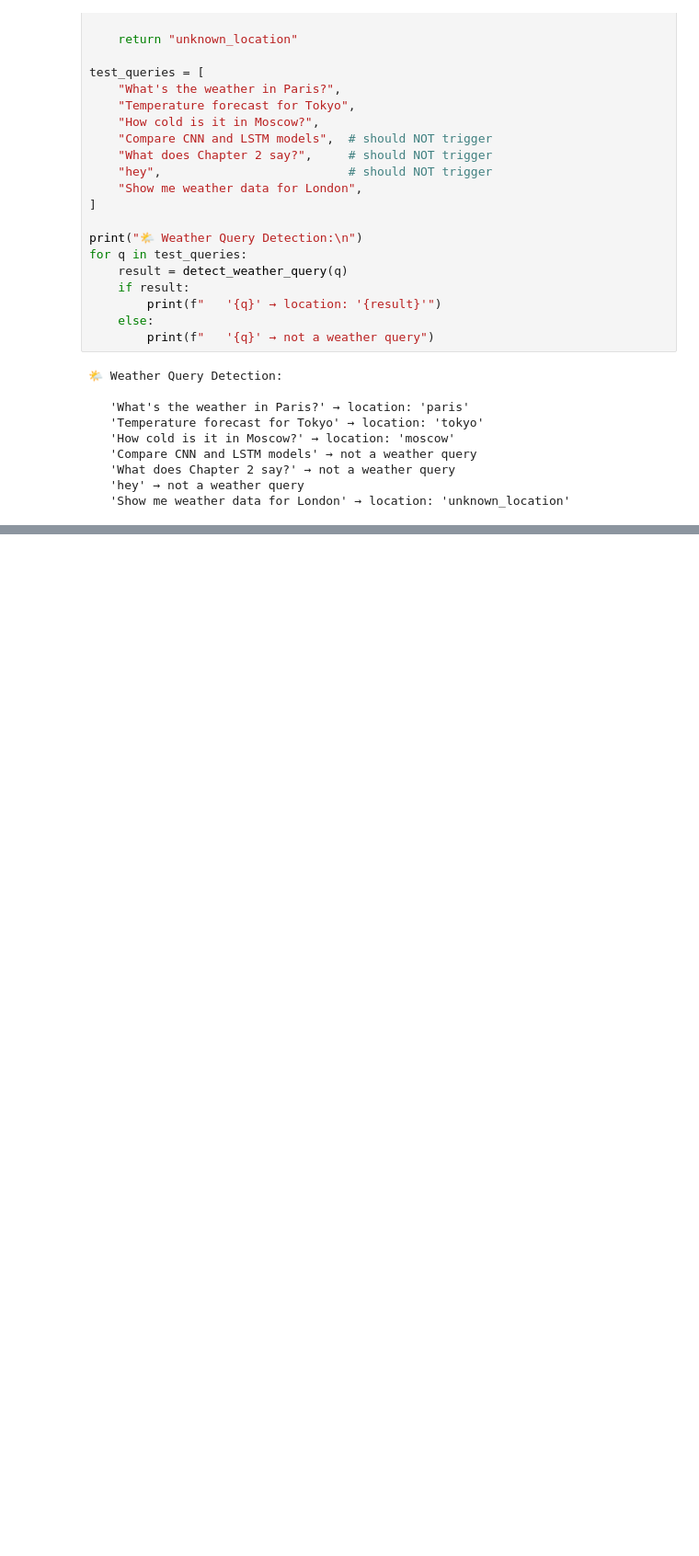
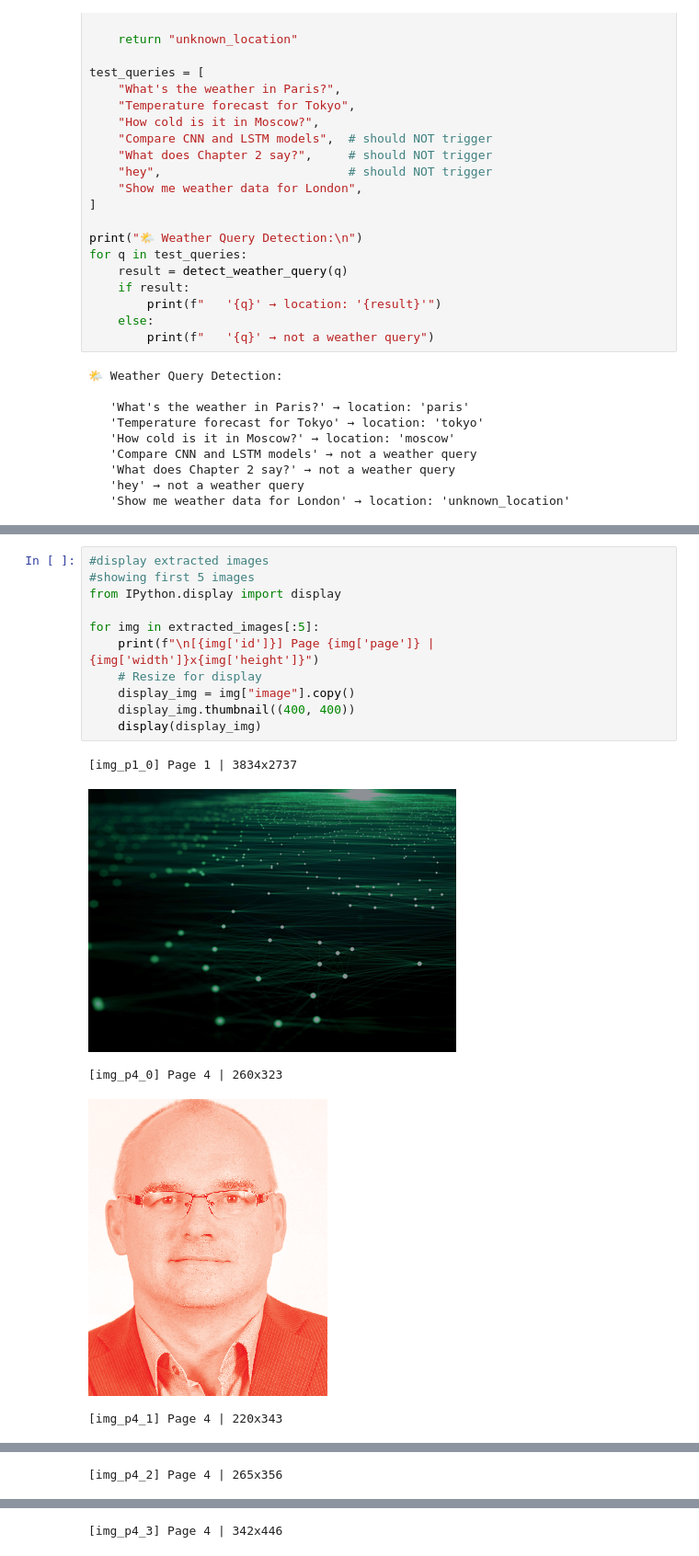
Before and after one commit to Nihal7778/Agentic-AI-RAG-chatbot, a Jupyter notebook: research/trials.ipynb, the cells around one changed output, grey strips where cells are left out. Shown at 92% size. Saved outputs shown, nothing was run; the diff lists cells and outputs as text; blank space fills up the shorter version.

```diff
--- a/research/trials.ipynb
+++ b/research/trials.ipynb
@@ -1198,0 +1324,17 @@ for q in test_queries:
+# %%
+#display extracted images
+#showing first 5 images
+from IPython.display import display
+
+for img in extracted_images[:5]:
+    print(f"\n[{img['id']}] Page {img['page']} | {img['width']}x{img['height']}")
+    # Resize for display
+    display_img = img["image"].copy()
+    display_img.thumbnail((400, 400))
+    display(display_img)
+# %% [output]
+[img_p1_0] Page 1 | 3834x2737
+[figure, added]
+[img_p4_0] Page 4 | 260x323
+[figure, added]
+[img_p4_1] Page 4 | 220x343
@@ -1198,0 +1342 @@ for q in test_queries:
+[img_p4_2] Page 4 | 265x356
@@ -1198,0 +1344 @@ for q in test_queries:
+[img_p4_3] Page 4 | 342x446
```
Also changed, not shown: parts of 15 cells of this notebook.
